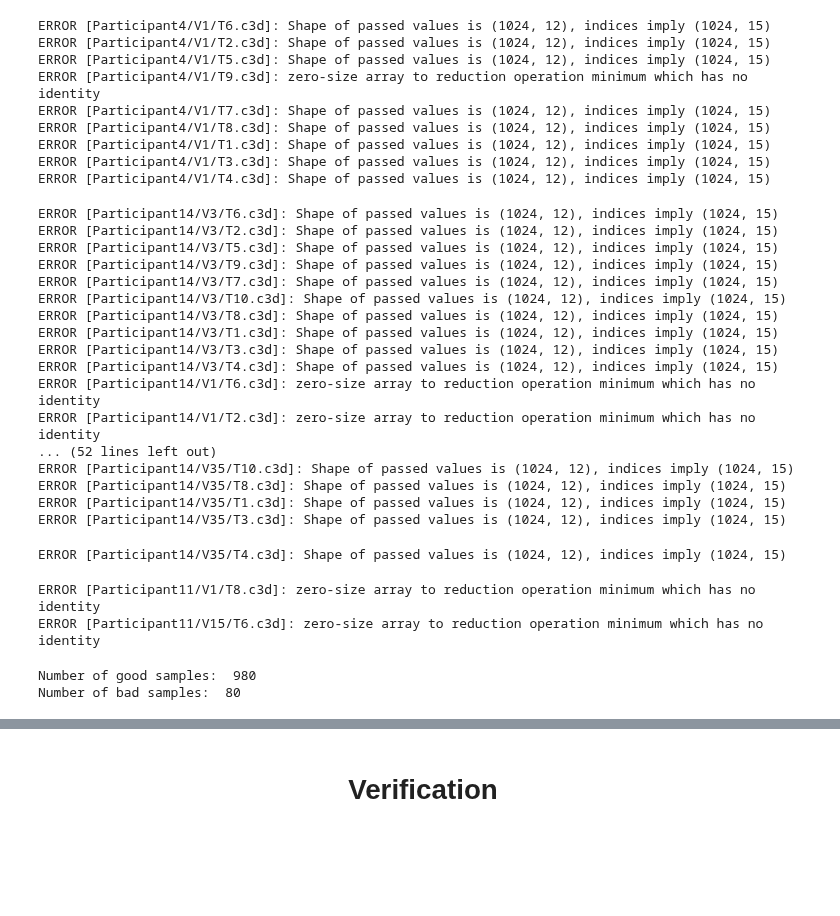
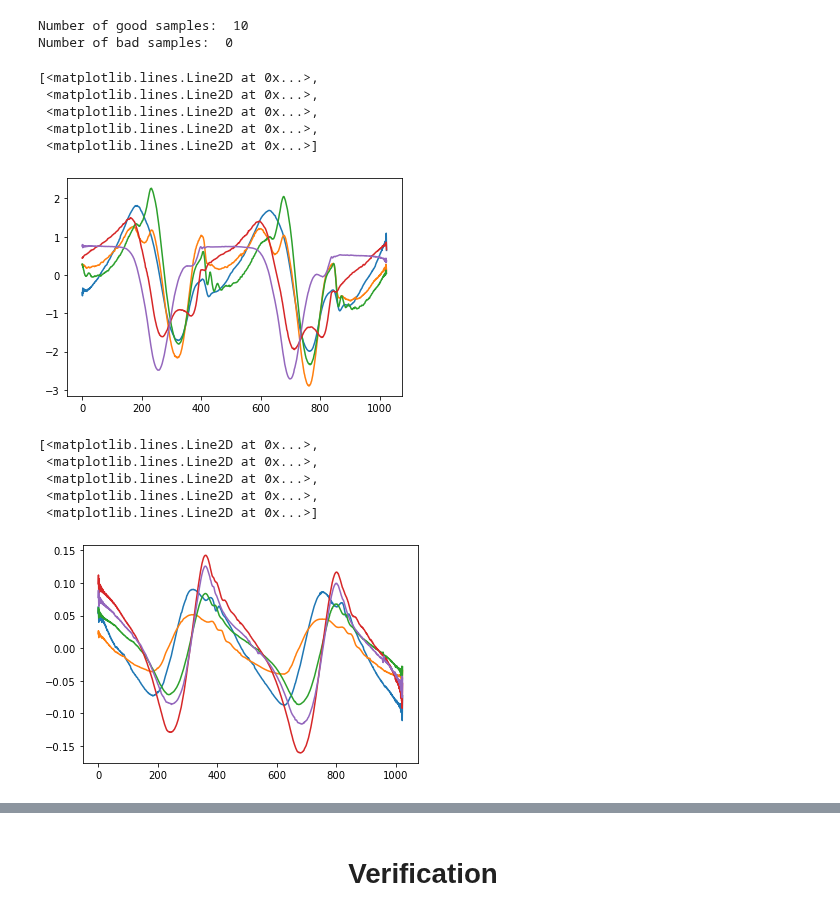
Before and after one commit to atick-faisal/GRF-Synthesis-from-Motion-Trajectories, a Jupyter notebook: src/preprocessing/process_dataset_2.ipynb, the cells around one changed output, grey strips where cells are left out. Saved outputs shown, nothing was run; the diff lists cells and outputs as text; code cells hidden in the pictures; blank space fills up the shorter version.

```diff
--- a/src/preprocessing/process_dataset_2.ipynb
+++ b/src/preprocessing/process_dataset_2.ipynb
@@ -274,39 +274,34 @@ for subject in tqdm(subjects):
                 n_bad_samples = n_bad_samples + 1
                 pass
 
+            # break
+        break
+    break
+
 print('Number of good samples: ', n_samples)
 print('Number of bad samples: ', n_bad_samples)
 # %% [output]
-ERROR [Participant4/V1/T6.c3d]: Shape of passed values is (1024, 12), indices imply (1024, 15)
-ERROR [Participant4/V1/T2.c3d]: Shape of passed values is (1024, 12), indices imply (1024, 15)
-ERROR [Participant4/V1/T5.c3d]: Shape of passed values is (1024, 12), indices imply (1024, 15)
-ERROR [Participant4/V1/T9.c3d]: zero-size array to reduction operation minimum which has no identity
-ERROR [Participant4/V1/T7.c3d]: Shape of passed values is (1024, 12), indices imply (1024, 15)
-ERROR [Participant4/V1/T8.c3d]: Shape of passed values is (1024, 12), indices imply (1024, 15)
-ERROR [Participant4/V1/T1.c3d]: Shape of passed values is (1024, 12), indices imply (1024, 15)
-ERROR [Participant4/V1/T3.c3d]: Shape of passed values is (1024, 12), indices imply (1024, 15)
-ERROR [Participant4/V1/T4.c3d]: Shape of passed values is (1024, 12), indices imply (1024, 15)
+Number of good samples:  10
+Number of bad samples:  0
-ERROR [Participant14/V3/T6.c3d]: Shape of passed values is (1024, 12), indices imply (1024, 15)
-ERROR [Participant14/V3/T2.c3d]: Shape of passed values is (1024, 12), indices imply (1024, 15)
-ERROR [Participant14/V3/T5.c3d]: Shape of passed values is (1024, 12), indices imply (1024, 15)
-ERROR [Participant14/V3/T9.c3d]: Shape of passed values is (1024, 12), indices imply (1024, 15)
-ERROR [Participant14/V3/T7.c3d]: Shape of passed values is (1024, 12), indices imply (1024, 15)
-ERROR [Participant14/V3/T10.c3d]: Shape of passed values is (1024, 12), indices imply (1024, 15)
-ERROR [Participant14/V3/T8.c3d]: Shape of passed values is (1024, 12), indices imply (1024, 15)
-ERROR [Participant14/V3/T1.c3d]: Shape of passed values is (1024, 12), indices imply (1024, 15)
-ERROR [Participant14/V3/T3.c3d]: Shape of passed values is (1024, 12), indices imply (1024, 15)
-ERROR [Participant14/V3/T4.c3d]: Shape of passed values is (1024, 12), indices imply (1024, 15)
-ERROR [Participant14/V1/T6.c3d]: zero-size array to reduction operation minimum which has no identity
-ERROR [Participant14/V1/T2.c3d]: zero-size array to reduction operation minimum which has no identity
-... (52 lines left out)
-ERROR [Participant14/V35/T10.c3d]: Shape of passed values is (1024, 12), indices imply (1024, 15)
-ERROR [Participant14/V35/T8.c3d]: Shape of passed values is (1024, 12), indices imply (1024, 15)
-ERROR [Participant14/V35/T1.c3d]: Shape of passed values is (1024, 12), indices imply (1024, 15)
-ERROR [Participant14/V35/T3.c3d]: Shape of passed values is (1024, 12), indices imply (1024, 15)
-ERROR [Participant14/V35/T4.c3d]: Shape of passed values is (1024, 12), indices imply (1024, 15)
-ERROR [Participant11/V1/T8.c3d]: zero-size array to reduction operation minimum which has no identity
-ERROR [Participant11/V15/T6.c3d]: zero-size array to reduction operation minimum which has no identity
-Number of good samples:  980
-Number of bad samples:  80
+# %%
+# plt.plot(force_x_r)
+plt.plot(-trajectory_z_r)
+# plt.plot(-np.gradient(trajectory_y_r, axis=1))
+# %% [output]
+[<matplotlib.lines.Line2D at 0x...>,
+ <matplotlib.lines.Line2D at 0x...>,
+ <matplotlib.lines.Line2D at 0x...>,
+ <matplotlib.lines.Line2D at 0x...>,
+ <matplotlib.lines.Line2D at 0x...>]
+[figure, added]
+# %%
+plt.plot(np.gradient(trajectory_y_r, axis=1))
+# %% [output]
+[<matplotlib.lines.Line2D at 0x...>,
+ <matplotlib.lines.Line2D at 0x...>,
+ <matplotlib.lines.Line2D at 0x...>,
+ <matplotlib.lines.Line2D at 0x...>,
+ <matplotlib.lines.Line2D at 0x...>]
+[figure, added]
 # %%
 features
```
Also changed, not shown: parts of 6 cells of this notebook, 2 other files.
